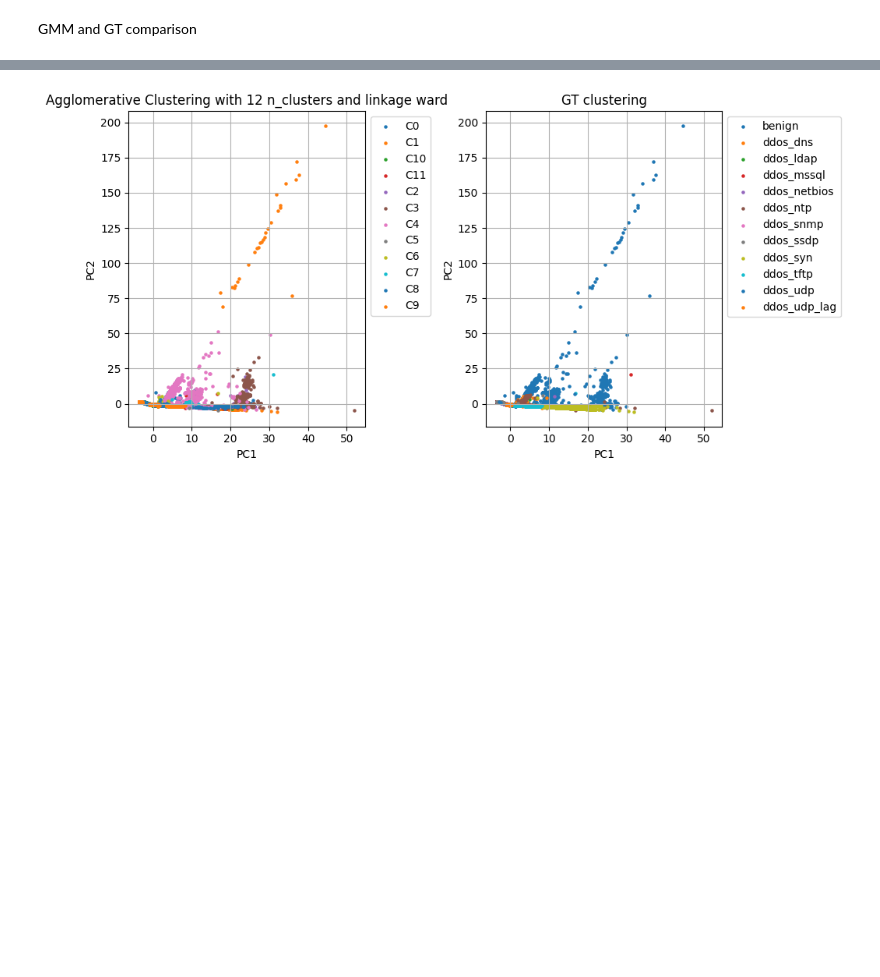
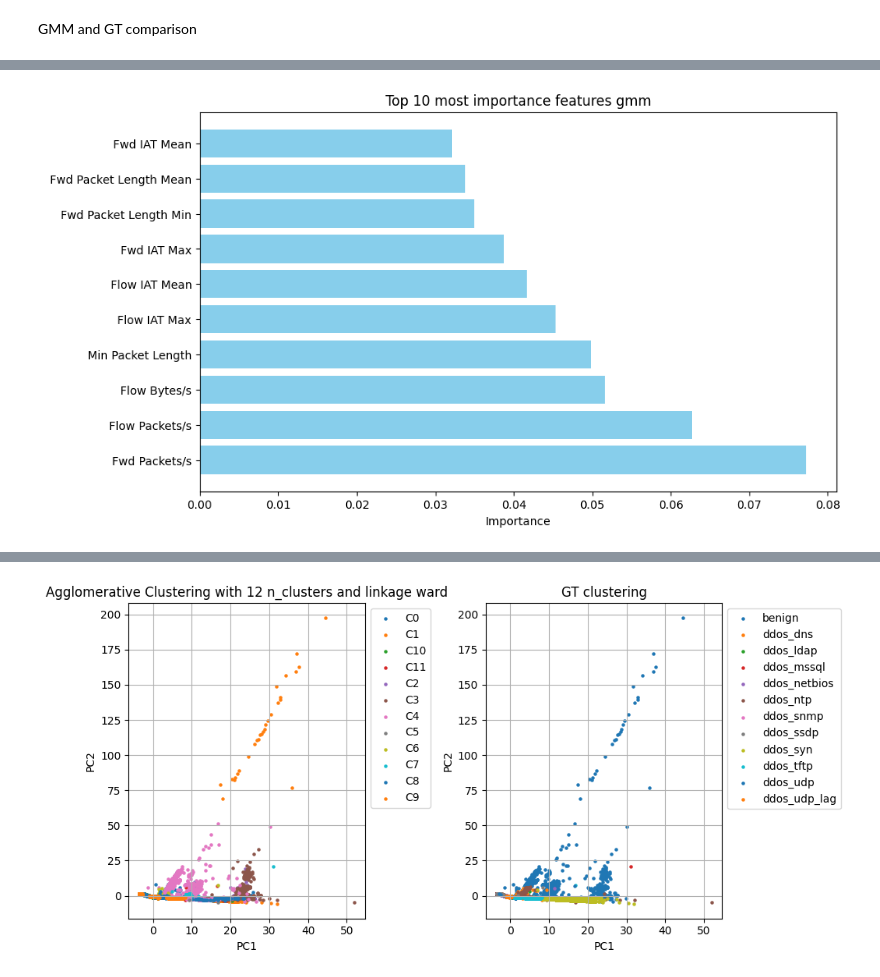
Before and after one commit to federicomirra01/DDoS_analysis_project, a Jupyter notebook: Section_4.ipynb, the cells around one changed output, grey strips where cells are left out. Drawn from its saved outputs; the diff is of its cells as text; code cells hidden in the pictures; blank space fills up the shorter version.

```diff
--- a/Section_4.ipynb
+++ b/Section_4.ipynb
@@ -136,0 +146,18 @@ labels = k_model.fit(pca_result).labels_
+# %%
+gmm = GaussianMixture(n_components=16)
+labels = gmm.fit_predict(pca_result)
+
+rf_gmm = RandomForestClassifier()
+rf_gmm.fit(df, labels)
+
+feature_importance = rf_gmm.feature_importances_
+feature_importance_df = pd.DataFrame({'Feature':df.columns, 'Importance':feature_importance})
+feature_importance_df = feature_importance_df.sort_values(by='Importance', ascending=False)
+
+plt.figure(figsize=(10, 6))
+plt.barh(feature_importance_df['Feature'][:10], feature_importance_df['Importance'][:10], color='skyblue')
+plt.xlabel('Importance')
+plt.title('Top 10 most importance features gmm')
+plt.show()
+# %% [output]
+[figure, added]
```
Also changed, not shown: parts of 17 cells of this notebook, 2 other files.
